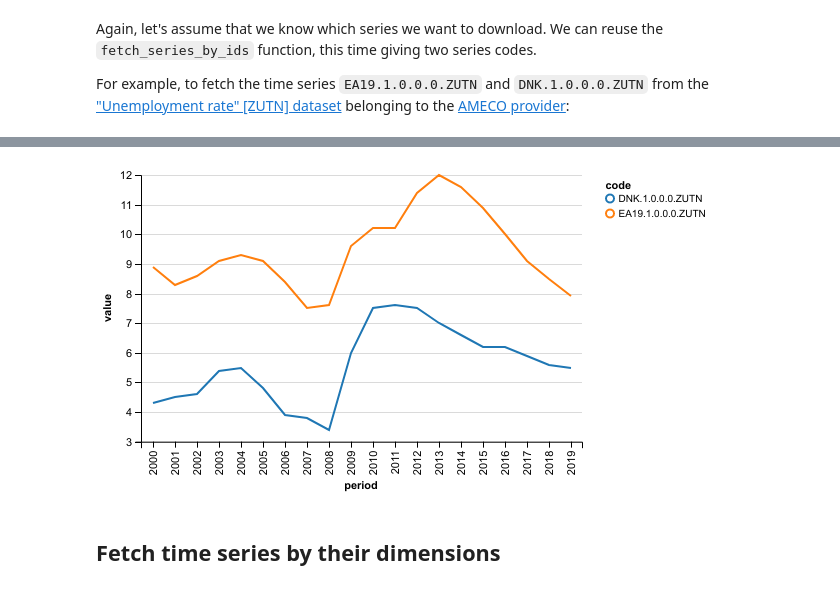
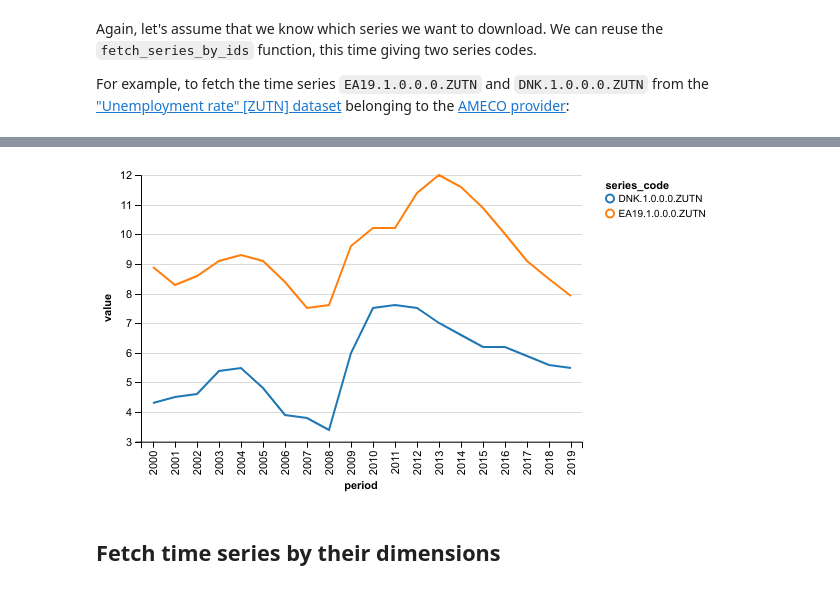
Before and after one commit to ceschi/dbnomics-python-client, a Jupyter notebook: index.ipynb, the cells around one changed output, grey strips where cells are left out. Saved outputs shown, nothing was run; the diff lists cells and outputs as text; code cells hidden in the pictures.

```diff
--- a/index.ipynb
+++ b/index.ipynb
@@ -84,9 +83,9 @@ Again, let's assume that we know which series we want to download. We can reuse
 
 For example, to fetch the time series `EA19.1.0.0.0.ZUTN` and `DNK.1.0.0.0.ZUTN` from the ["Unemployment rate" [ZUTN] dataset](https://next.nomics.world/AMECO/ZUTN) belonging to the [AMECO provider](https://next.nomics.world/AMECO):
 # %%
-df2 = fetch_series_by_ids([
-    ('AMECO', 'ZUTN', 'EA19.1.0.0.0.ZUTN'),
-    ('AMECO', 'ZUTN', 'DNK.1.0.0.0.ZUTN'),
+df2 = fetch_series([
+    'AMECO/ZUTN/EA19.1.0.0.0.ZUTN',
+    'AMECO/ZUTN/DNK.1.0.0.0.ZUTN',
 ])
 df2.head()
 # %% [output]
@@ -99,13 +98,13 @@ df2.head()
 # %%
 range_df = clean_dataframe(df2).query("period >= '2000'")
 chart = Chart(range_df).mark_line().encode(
     x='period',
     y=Y('value', scale=Scale(zero=False)),
-    color='code',
+    color='series_code',
 )
 chart
 # %% [output]
-[figure, old version]
+[figure, new version]
 # %% [markdown]
 ## Fetch time series by their dimensions
 # %% [markdown]
```
Also changed, not shown: parts of 17 cells of this notebook, 3 other files.
